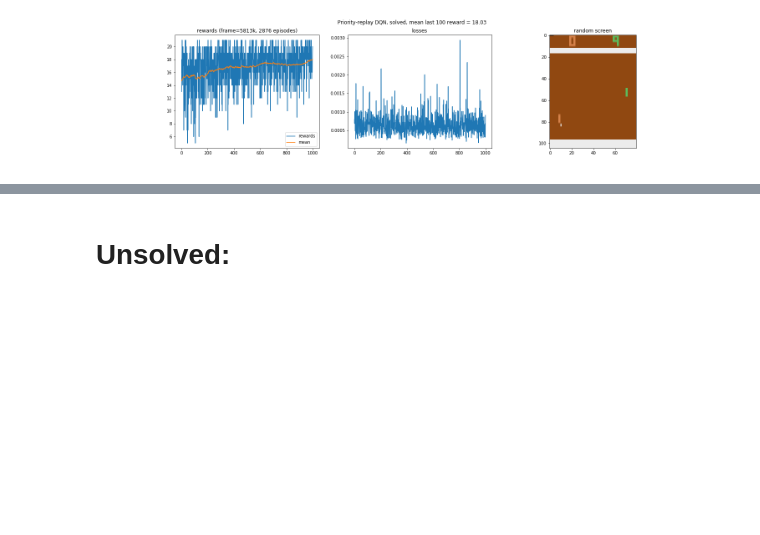
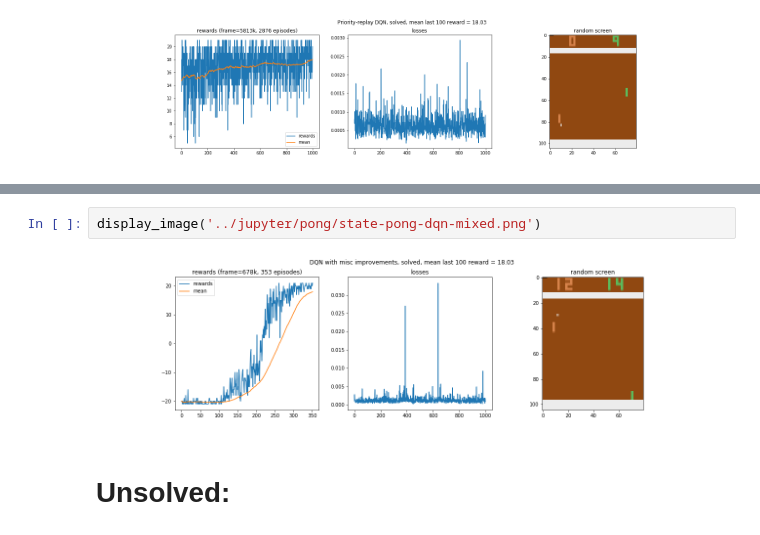
Before and after one commit to ivan-filonov/openai-0, a Jupyter notebook: scripts/check-scripts.ipynb, the cells around one changed output, grey strips where cells are left out. Saved outputs shown, nothing was run; the diff lists cells and outputs as text; blank space fills up the shorter version.

```diff
--- a/scripts/check-scripts.ipynb
+++ b/scripts/check-scripts.ipynb
@@ -69,3 +73,7 @@ display_image('../jupyter/pong/state-pong-priority-replay-dqn.png')
+# %%
+display_image('../jupyter/pong/state-pong-dqn-mixed.png')
+# %% [output]
+[figure, added]
 # %% [markdown]
 # Unsolved:
 # %%
```
Also changed, not shown: parts of 2 cells of this notebook, 4 other files.
